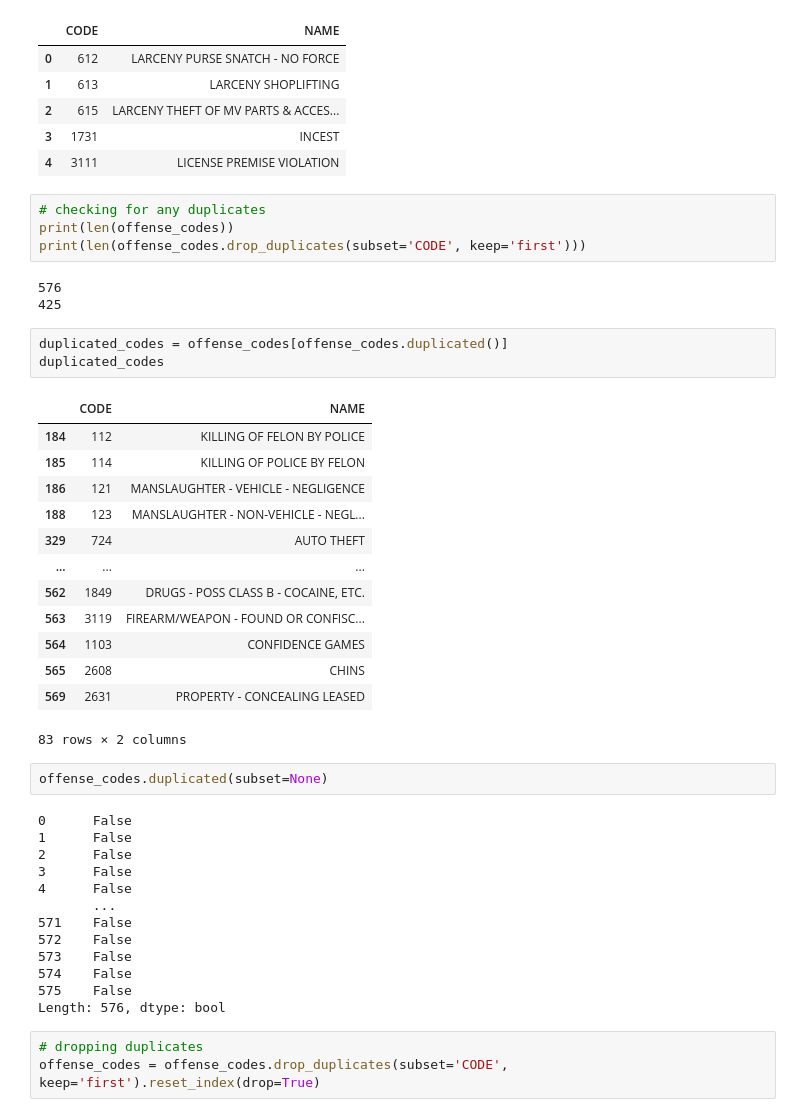
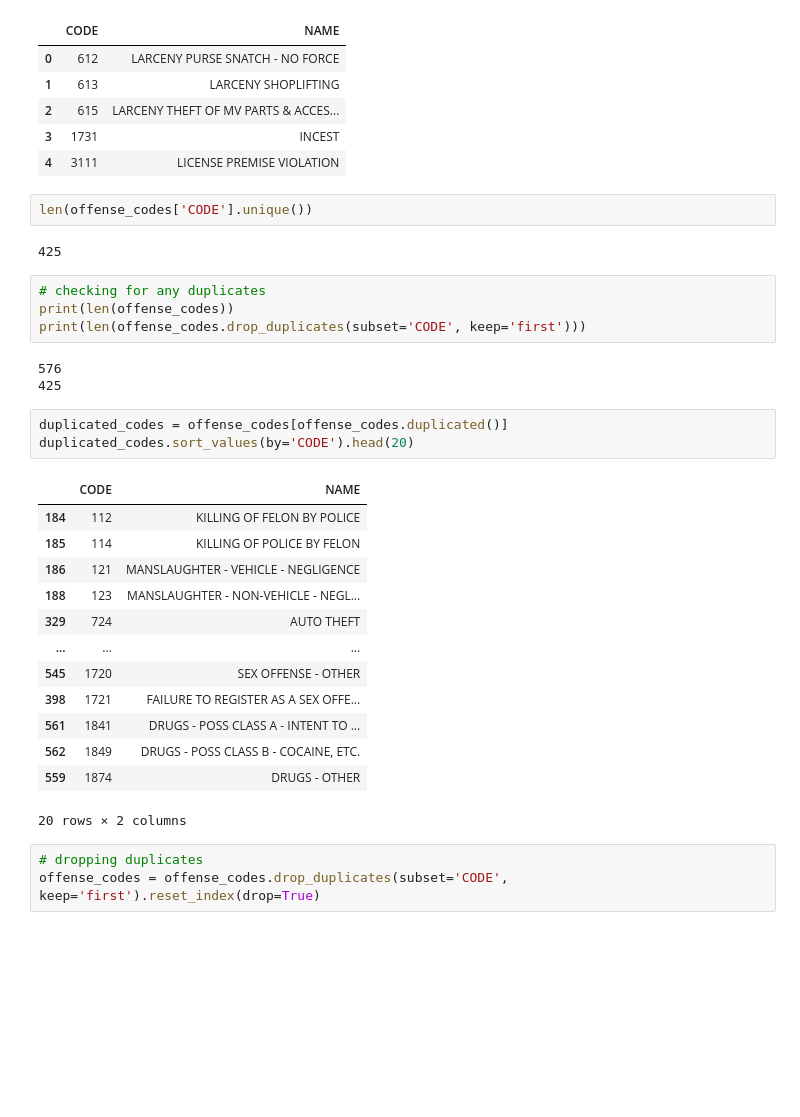
Before and after one commit to AlexVonSchwerdtner/BA780-Team6, a Jupyter notebook: Boston_Crime_Scene_Analytics.ipynb, the cells around one changed output. Saved outputs shown, nothing was run; the diff lists cells and outputs as text; blank space fills up the shorter version.

```diff
--- a/Boston_Crime_Scene_Analytics.ipynb
+++ b/Boston_Crime_Scene_Analytics.ipynb
@@ -40,6 +71,10 @@ offense_codes.head()
 | 2 | 615 | LARCENY THEFT OF MV PARTS & ACCES... |
 | 3 | 1731 | INCEST |
 | 4 | 3111 | LICENSE PREMISE VIOLATION |
+# %%
+len(offense_codes['CODE'].unique())
+# %% [output]
+425
 # %%
 # checking for any duplicates
 print(len(offense_codes))
@@ -49,36 +84,21 @@ print(len(offense_codes.drop_duplicates(subset='CODE', keep='first')))
 425
 # %%
 duplicated_codes = offense_codes[offense_codes.duplicated()]
-duplicated_codes
+duplicated_codes.sort_values(by='CODE').head(20)
 # %% [output]
 |  | CODE | NAME |
 | 184 | 112 | KILLING OF FELON BY POLICE |
 | 185 | 114 | KILLING OF POLICE BY FELON |
 | 186 | 121 | MANSLAUGHTER - VEHICLE - NEGLIGENCE |
 | 188 | 123 | MANSLAUGHTER - NON-VEHICLE - NEGL... |
 | 329 | 724 | AUTO THEFT |
 | ... | ... | ... |
+| 545 | 1720 | SEX OFFENSE - OTHER |
+| 398 | 1721 | FAILURE TO REGISTER AS A SEX OFFE... |
+| 561 | 1841 | DRUGS - POSS CLASS A - INTENT TO ... |
 | 562 | 1849 | DRUGS - POSS CLASS B - COCAINE, ETC. |
-| 563 | 3119 | FIREARM/WEAPON - FOUND OR CONFISC... |
-| 564 | 1103 | CONFIDENCE GAMES |
-| 565 | 2608 | CHINS |
-| 569 | 2631 | PROPERTY - CONCEALING LEASED |
+| 559 | 1874 | DRUGS - OTHER |
-83 rows × 2 columns
+20 rows × 2 columns
-# %%
-offense_codes.duplicated(subset=None)
-# %% [output]
-0      False
-1      False
-2      False
-3      False
-4      False
-       ...
-571    False
-572    False
-573    False
-574    False
-575    False
-Length: 576, dtype: bool
 # %%
 # dropping duplicates
 offense_codes = offense_codes.drop_duplicates(subset='CODE', keep='first').reset_index(drop=True)
```
Also changed, not shown: parts of 28 cells of this notebook.
